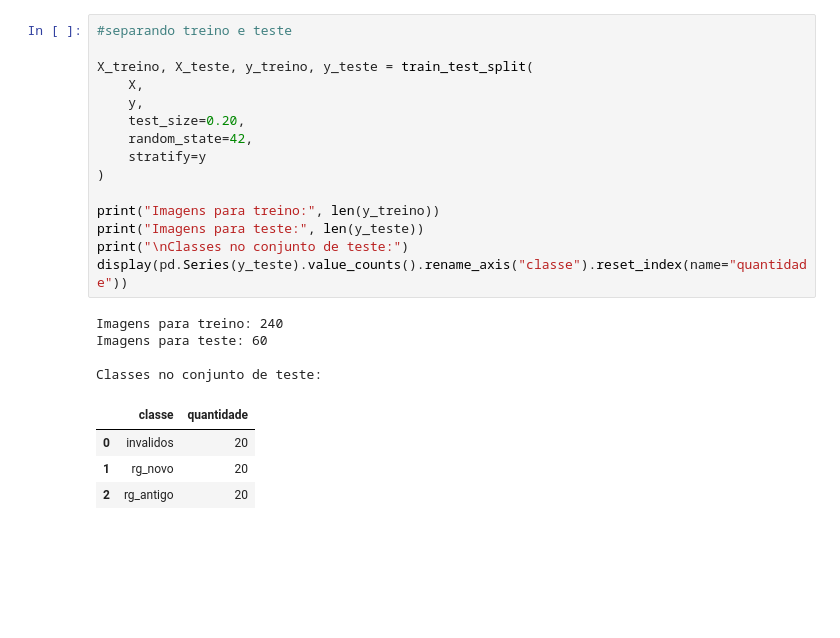
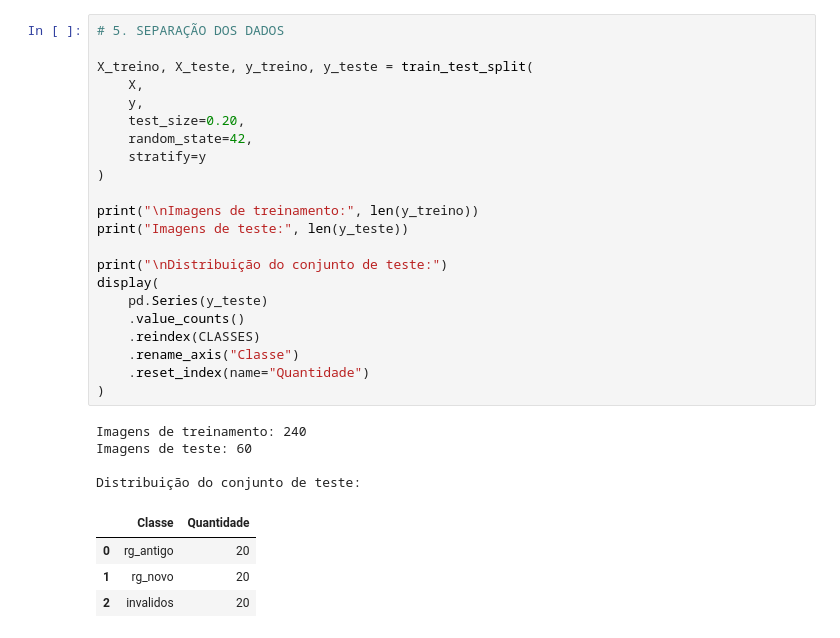
Before and after one commit to eduardoj14/Classificador-de-RG, a Jupyter notebook: Projeto_rgs.ipynb, the cells around one changed output. Drawn from its saved outputs; the diff is of its cells as text; blank space fills up the shorter version.

```diff
--- a/Projeto_rgs.ipynb
+++ b/Projeto_rgs.ipynb
@@ -185,24 +220,31 @@ Formato de y (rótulos): (300,)
 # %%
-#separando treino e teste
+# 5. SEPARAÇÃO DOS DADOS
 
 X_treino, X_teste, y_treino, y_teste = train_test_split(
     X,
     y,
     test_size=0.20,
     random_state=42,
     stratify=y
 )
 
-print("Imagens para treino:", len(y_treino))
-print("Imagens para teste:", len(y_teste))
-print("\nClasses no conjunto de teste:")
-display(pd.Series(y_teste).value_counts().rename_axis("classe").reset_index(name="quantidade"))
+print("\nImagens de treinamento:", len(y_treino))
+print("Imagens de teste:", len(y_teste))
+
+print("\nDistribuição do conjunto de teste:")
+display(
+    pd.Series(y_teste)
+    .value_counts()
+    .reindex(CLASSES)
+    .rename_axis("Classe")
+    .reset_index(name="Quantidade")
+)
 # %% [output]
-Imagens para treino: 240
-Imagens para teste: 60
+Imagens de treinamento: 240
+Imagens de teste: 60
 
-Classes no conjunto de teste:
+Distribuição do conjunto de teste:
-|  | classe | quantidade |
-| 0 | invalidos | 20 |
+|  | Classe | Quantidade |
+| 0 | rg_antigo | 20 |
 | 1 | rg_novo | 20 |
-| 2 | rg_antigo | 20 |
+| 2 | invalidos | 20 |
```
Also changed, not shown: parts of 12 cells of this notebook.
